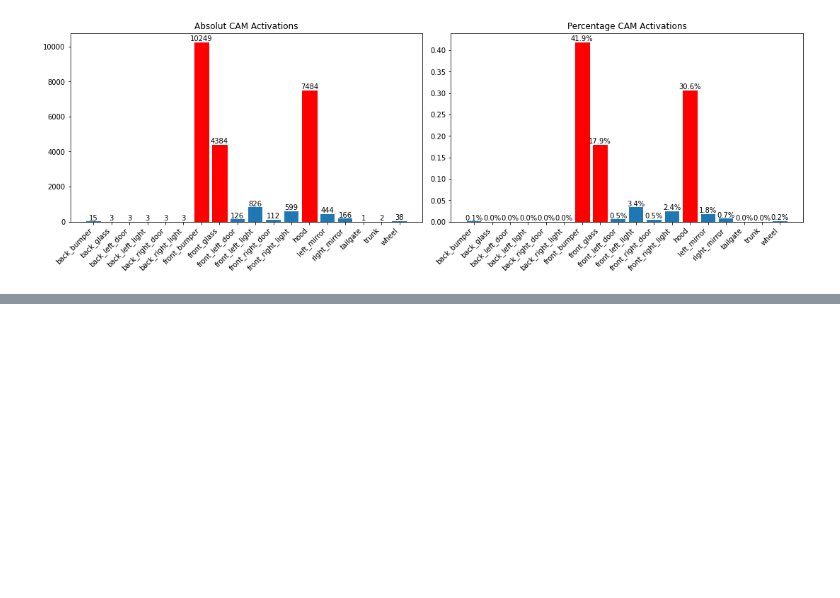
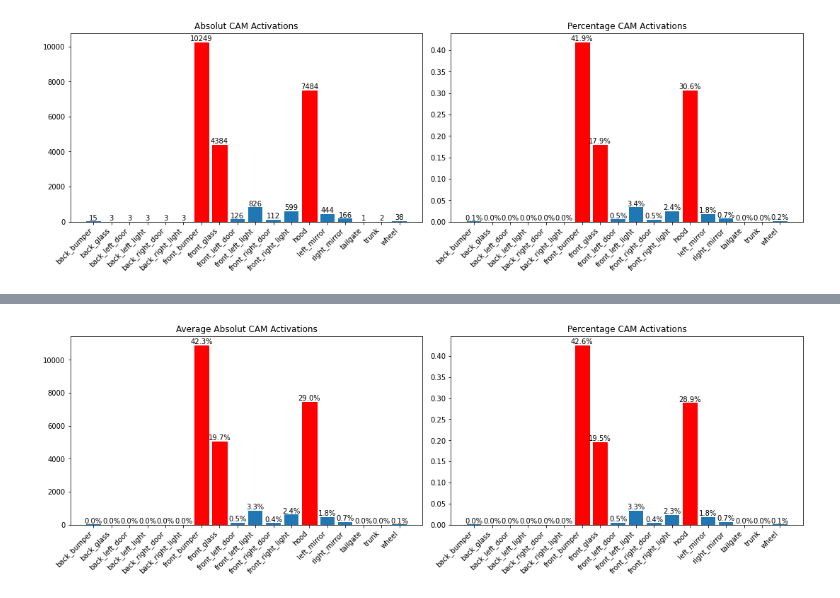
Before and after one commit to L1nusB/XAI-Vehicle-Classification, a Jupyter notebook: notebooks/SegmentationWork.ipynb, the cells around one changed output, grey strips where cells are left out. Cells and saved outputs as stored; diff of their text form; code cells hidden in the pictures; blank space fills up the shorter version.

```diff
--- a/notebooks/SegmentationWork.ipynb
+++ b/notebooks/SegmentationWork.ipynb
@@ -102,0 +128,4 @@ segActivation, segActivationsPerc = generate_statistics.generate_statistc(cam[im
+# %%
+total, tActivations, tPercActivations = generate_statistics.generate_statistic(x, cams, segMasks,model.CLASSES, pipeline=pipelineScale)
+# %% [output]
+[figure, added]
```
Also changed, not shown: parts of 18 cells of this notebook, 2 other files.
